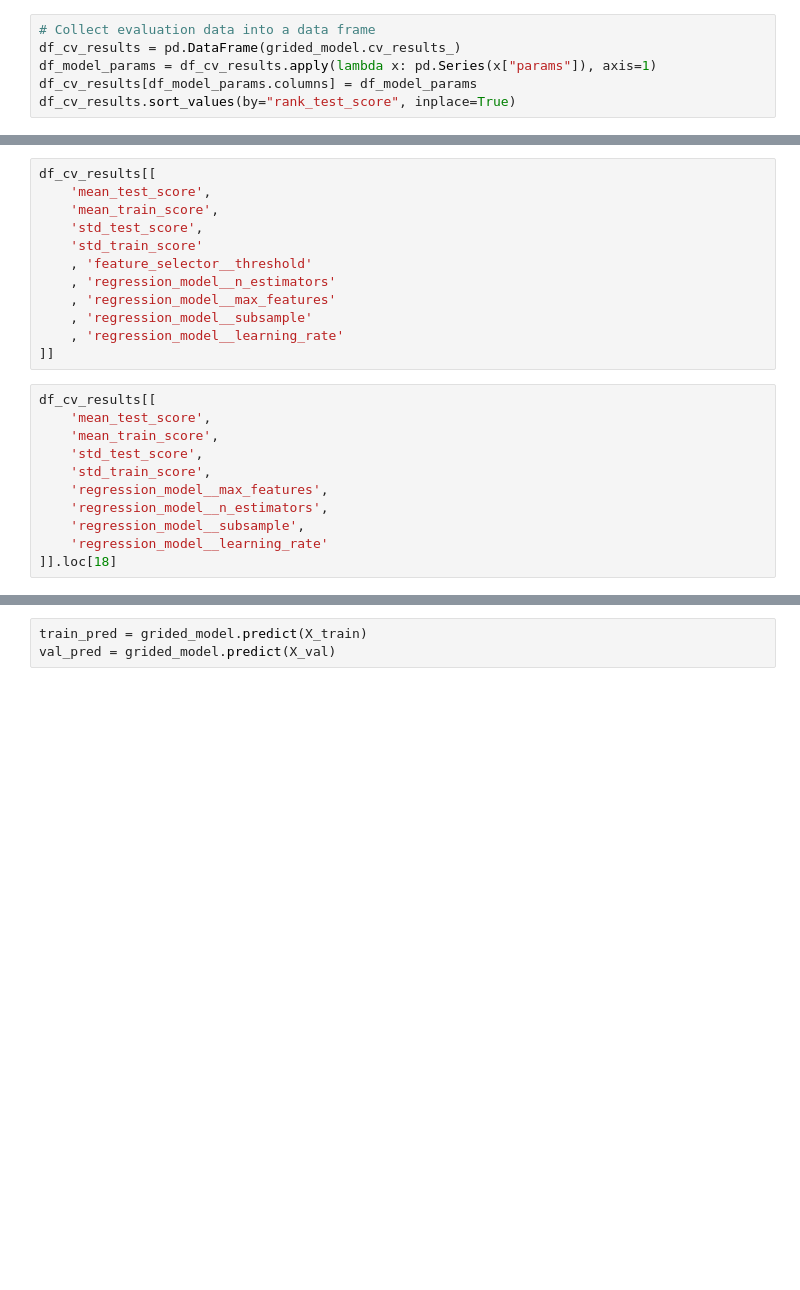
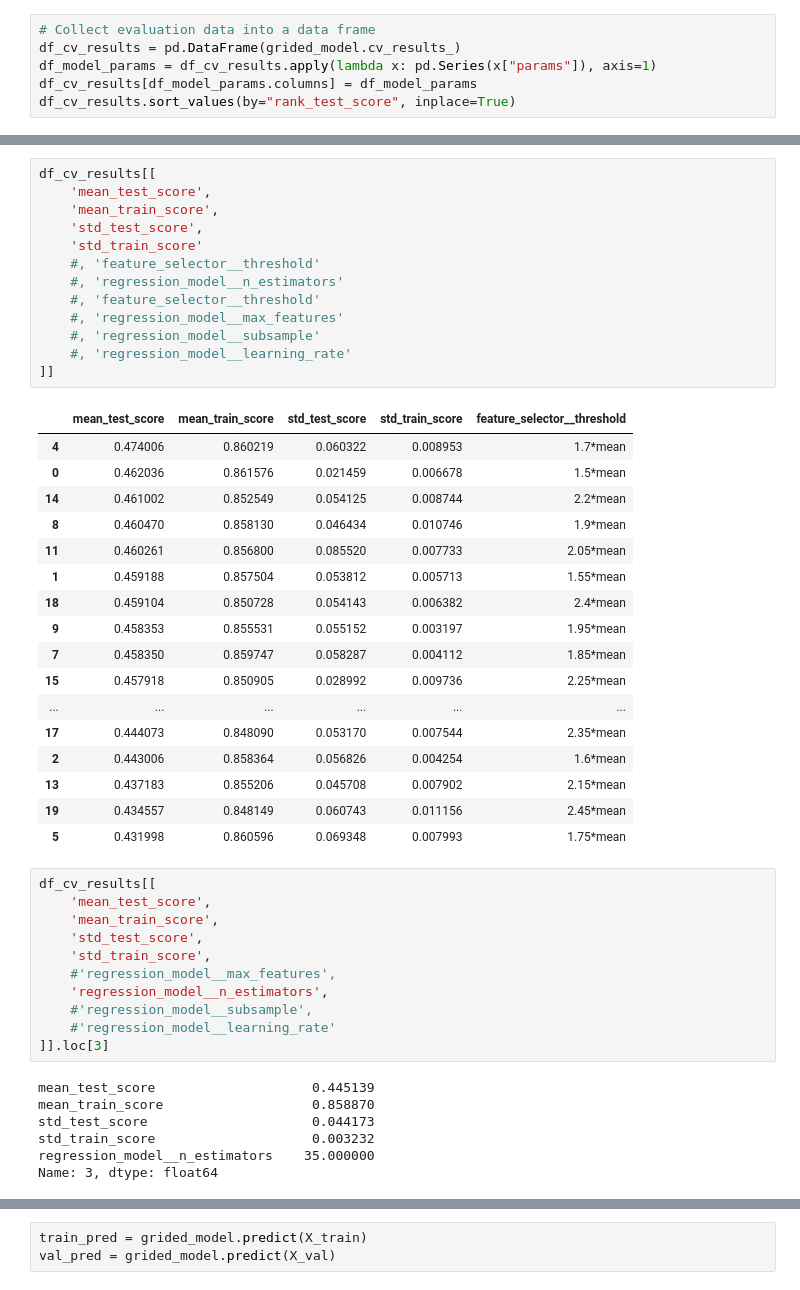
Before and after one commit to bjnvera/predicting_age, a Jupyter notebook: notebooks/pipeline.ipynb, the cells around one changed output, grey strips where cells are left out. Cells and saved outputs as stored; diff of their text form; blank space fills up the shorter version.

```diff
--- a/notebooks/pipeline.ipynb
+++ b/notebooks/pipeline.ipynb
@@ -110,25 +131,51 @@ grided_model.cv_results_["params"]
 # %%
 df_cv_results[[
     'mean_test_score',
     'mean_train_score',
     'std_test_score',
     'std_train_score'
-    , 'feature_selector__threshold'
-    , 'regression_model__n_estimators'
-    , 'regression_model__max_features'
-    , 'regression_model__subsample'
-    , 'regression_model__learning_rate'
+    #, 'feature_selector__threshold'
+    #, 'regression_model__n_estimators'
+    #, 'feature_selector__threshold'
+    #, 'regression_model__max_features'
+    #, 'regression_model__subsample'
+    #, 'regression_model__learning_rate'
 ]]
+# %% [output]
+|  | mean_test_score | mean_train_score | std_test_score | std_train_score | feature_selector__threshold |
+| 4 | 0.474006 | 0.860219 | 0.060322 | 0.008953 | 1.7*mean |
+| 0 | 0.462036 | 0.861576 | 0.021459 | 0.006678 | 1.5*mean |
+| 14 | 0.461002 | 0.852549 | 0.054125 | 0.008744 | 2.2*mean |
+| 8 | 0.460470 | 0.858130 | 0.046434 | 0.010746 | 1.9*mean |
+| 11 | 0.460261 | 0.856800 | 0.085520 | 0.007733 | 2.05*mean |
+| 1 | 0.459188 | 0.857504 | 0.053812 | 0.005713 | 1.55*mean |
+| 18 | 0.459104 | 0.850728 | 0.054143 | 0.006382 | 2.4*mean |
+| 9 | 0.458353 | 0.855531 | 0.055152 | 0.003197 | 1.95*mean |
+| 7 | 0.458350 | 0.859747 | 0.058287 | 0.004112 | 1.85*mean |
+| 15 | 0.457918 | 0.850905 | 0.028992 | 0.009736 | 2.25*mean |
+| ... | ... | ... | ... | ... | ... |
+| 17 | 0.444073 | 0.848090 | 0.053170 | 0.007544 | 2.35*mean |
+| 2 | 0.443006 | 0.858364 | 0.056826 | 0.004254 | 1.6*mean |
+| 13 | 0.437183 | 0.855206 | 0.045708 | 0.007902 | 2.15*mean |
+| 19 | 0.434557 | 0.848149 | 0.060743 | 0.011156 | 2.45*mean |
+| 5 | 0.431998 | 0.860596 | 0.069348 | 0.007993 | 1.75*mean |
 # %%
 df_cv_results[[
     'mean_test_score',
     'mean_train_score',
     'std_test_score',
     'std_train_score',
-    'regression_model__max_features',
+    #'regression_model__max_features',
     'regression_model__n_estimators',
-    'regression_model__subsample',
-    'regression_model__learning_rate'
-]].loc[18]
+    #'regression_model__subsample',
+    #'regression_model__learning_rate'
+]].loc[3]
+# %% [output]
+mean_test_score                    0.445139
+mean_train_score                   0.858870
+std_test_score                     0.044173
+std_train_score                    0.003232
+regression_model__n_estimators    35.000000
+Name: 3, dtype: float64
 # %%
 sns.lineplot(data=df_cv_results, x='feature_selector__threshold', y='mean_test_score')
```
Also changed, not shown: parts of 5 cells of this notebook, 2 other files.
